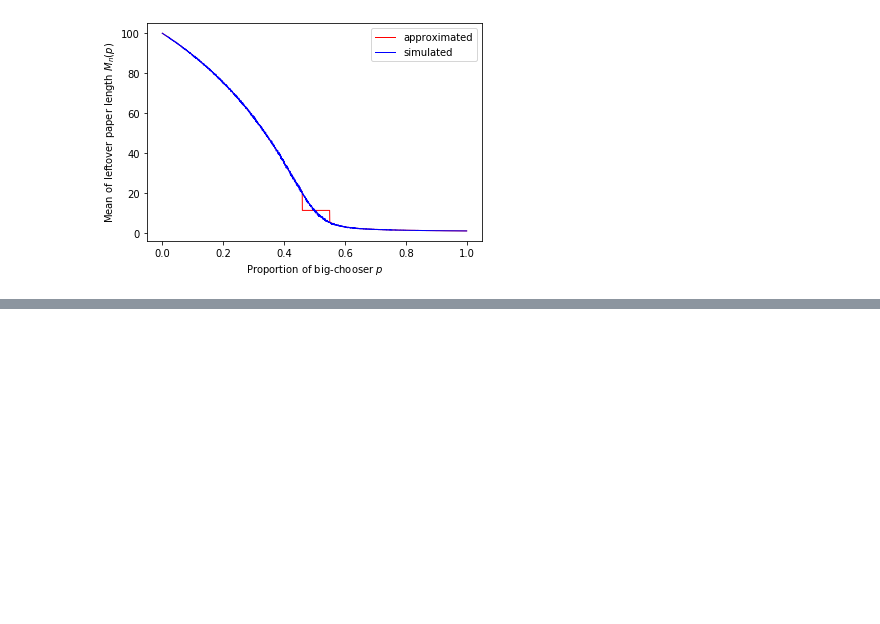
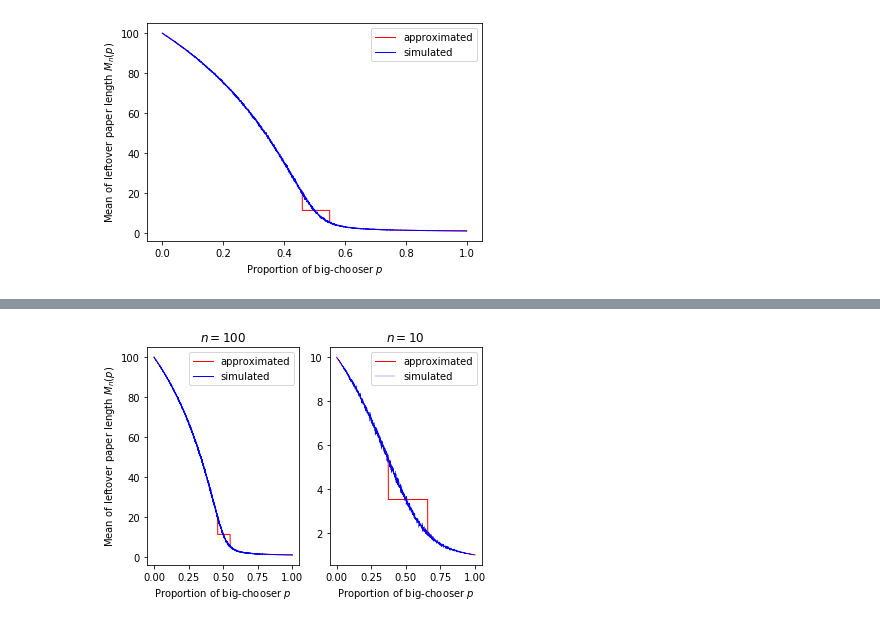
Before and after one commit to Kevin-Luyu/Semester2-Final-Project, a Jupyter notebook: toilet_paper.ipynb, the cells around one changed output, grey strips where cells are left out. Cells and saved outputs as stored; diff of their text form; code cells hidden in the pictures; blank space fills up the shorter version.

```diff
--- a/toilet_paper.ipynb
+++ b/toilet_paper.ipynb
@@ -179,0 +184,25 @@ plt.show()
+# %%
+t= np.linspace(0,1,2000)
+fig, (ax1, ax2) = plt.subplots(1,2)
+approxres = []
+for p in np.linspace(0,1,2000):
+    approxres.append(approxM(100,p))
+ax1.plot(t,approxres,'r-',label='approximated',linewidth = 1)
+ax1.plot(t,dic100['mean'],'b',label='simulated',linewidth = 1)
+ax1.set_xlabel(r'Proportion of big-chooser $p$')
+ax1.set_ylabel(r'Mean of leftover paper length $M_n(p)$')
+ax1.set_title(r'$n=$100')
+ax1.legend()
+
+approxres = []
+for p in np.linspace(0,1,2000):
+    approxres.append(approxM(10,p))
+ax2.plot(t,approxres,'r-',label='approximated',linewidth = 1)
+ax2.plot(t,dic10['mean'],'b',label='simulated',linewidth = 0.3)
+ax2.set_xlabel(r'Proportion of big-chooser $p$')
+ax2.set_title(r'$n=$10')
+ax2.legend()
+
+plt.show()
+# %% [output]
+[figure, added]
```
Also changed, not shown: parts of 4 cells of this notebook, 9 other files.
